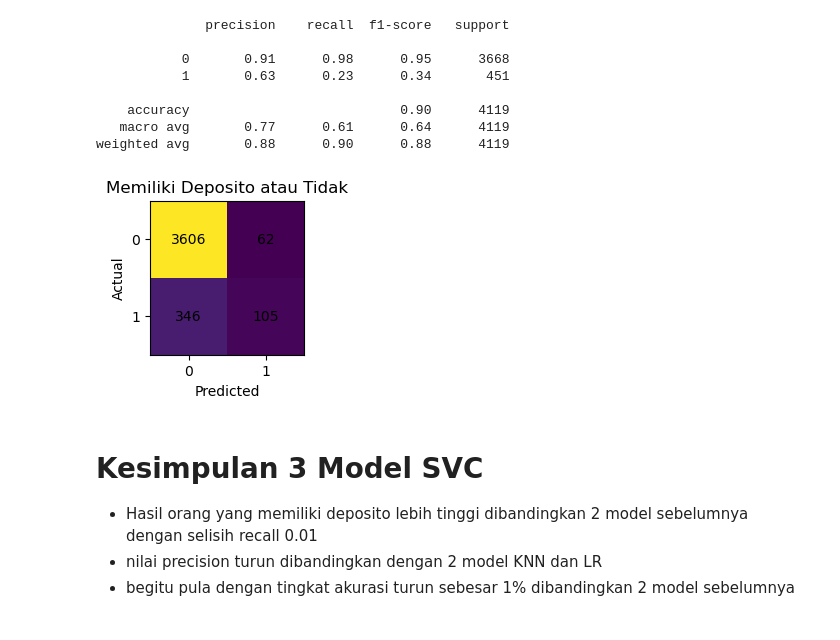
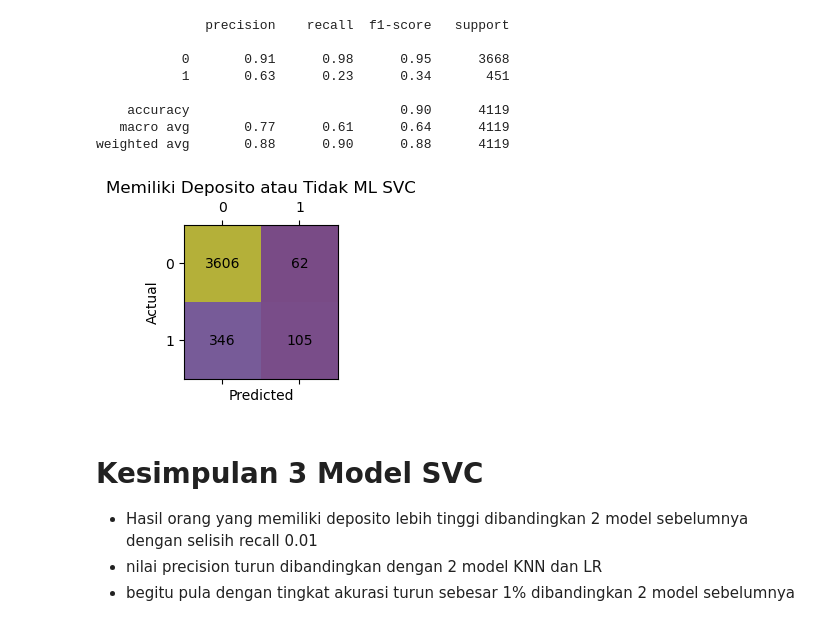
Before and after one commit to Ajhie1987/Python_Train, a Jupyter notebook: Fajri3.ipynb, the cells around one changed output. Cells and saved outputs as stored; diff of their text form; code cells hidden in the pictures.

```diff
--- a/Fajri3.ipynb
+++ b/Fajri3.ipynb
@@ -95,6 +94,7 @@ def visualCM(x, y, total_label=2, title=""):
   fig, ax = plt.subplots(figsize=(total_label, total_label))
   ax.imshow(cm)
   ax.grid(False)
+  ax.matshow(cm, cmap=plt.cm.Blues, alpha=0.3)
   ticks = range(0, total_label)
   ax.xaxis.set(ticks=ticks, ticklabels=ticks)
   ax.yaxis.set(ticks=ticks, ticklabels=ticks)
@@ -302,7 +288,7 @@ from sklearn.tree import DecisionTreeClassifier
 # %%
-visualCM(df_test_target, y_predSVC, 2, "Memiliki Deposito atau Tidak")
+visualCM(df_test_target, y_predSVC, 2, "Memiliki Deposito atau Tidak ML SVC")
 # %% [output]
-[figure, old version]
+[figure, new version]
 # %% [markdown]
 # Kesimpulan 3 Model SVC
 
```
Also changed, not shown: parts of 13 cells of this notebook.
